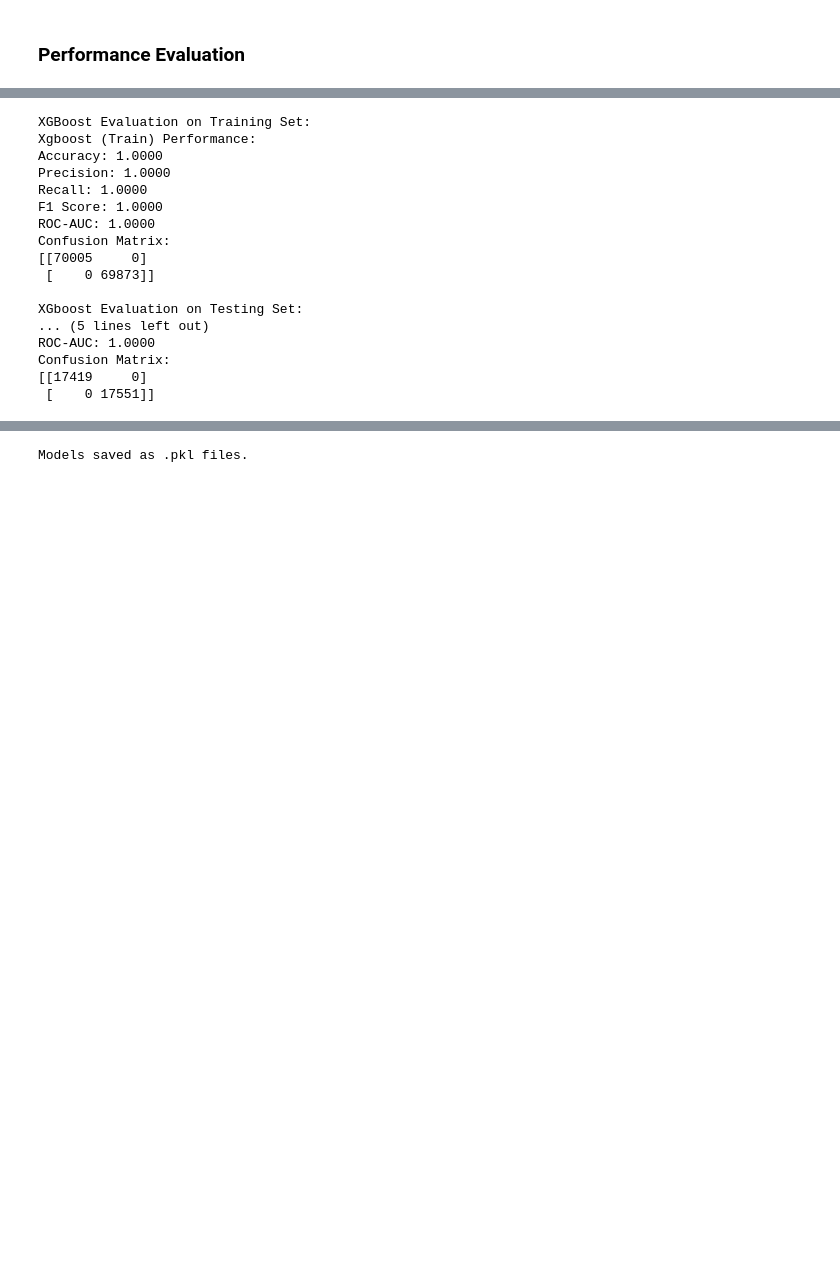
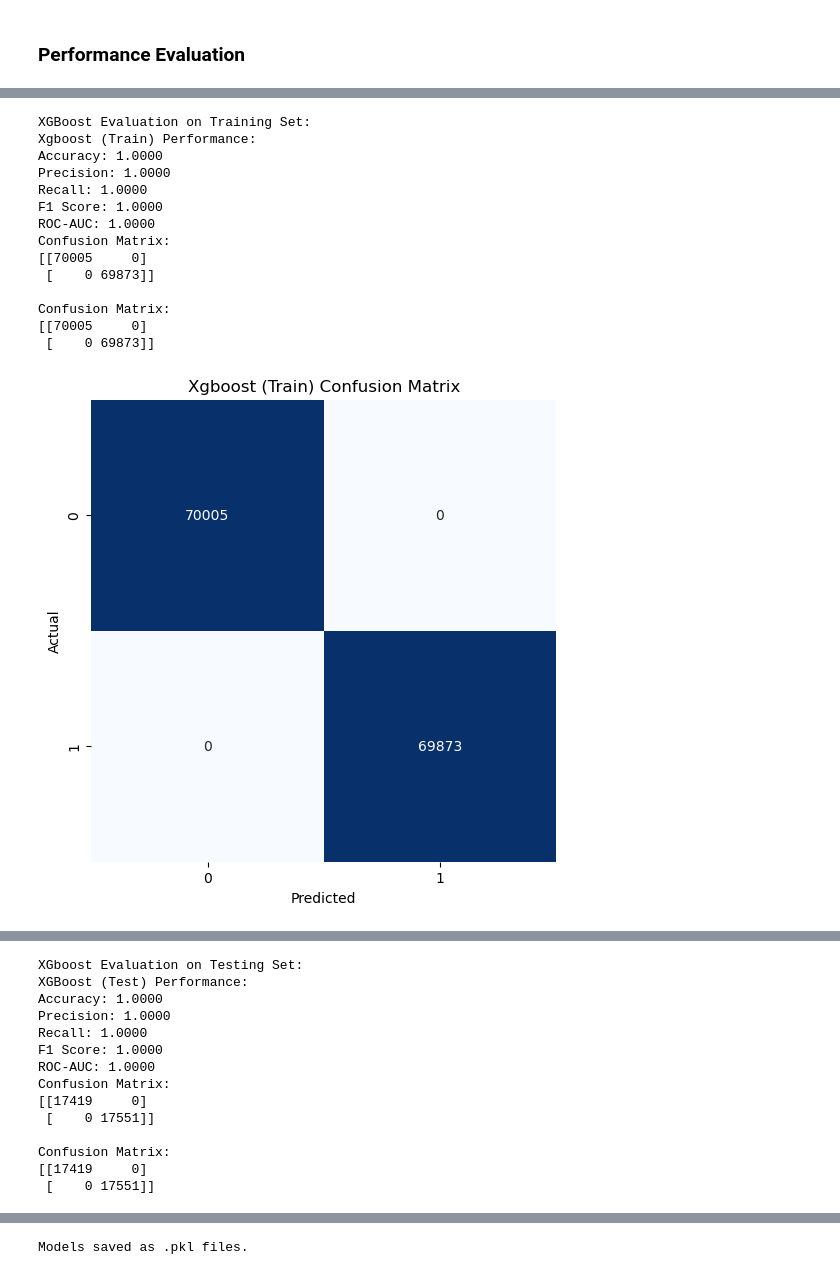
Before and after one commit to Getachew0557/Credit-Score-Classifications, a Jupyter notebook: notebooks/Credit_score_classfication_model.ipynb, the cells around one changed output, grey strips where cells are left out. Cells and saved outputs as stored; diff of their text form; code cells hidden in the pictures; blank space fills up the shorter version.

```diff
--- a/notebooks/Credit_score_classfication_model.ipynb
+++ b/notebooks/Credit_score_classfication_model.ipynb
@@ -189,3 +192,10 @@ xgb_test_pred = xgb_model.predict(X_test)
+# %%
+# Make predictions
+xgb_train_pred = xgb_model.predict(X_train)
+xgb_test_pred = xgb_model.predict(X_test)
+# Get predicted probabilities for the positive class (class 1)
+xgb_proba_train = xgb_model.predict_proba(X_train)[:, 1]  # Probabilities for class 1
+xgb_proba_test = xgb_model.predict_proba(X_test)[:, 1]    # Probabilities for class 1
 # %% [markdown]
 **D. Adaboost**
 # %%
@@ -294,24 +364,22 @@ Confusion Matrix:
 # %%
 # Evaluate XGBoost on training and testing sets
 print("XGBoost Evaluation on Training Set:")
-evaluate_model(y_train, xgb_train_pred, "Xgboost (Train)")
+evaluate_model(y_train, xgb_train_pred, xgb_proba_train, "Xgboost (Train)")
 print("XGboost Evaluation on Testing Set:")
-evaluate_model(y_test, xgb_test_pred, "XGBoost (Test)")
+evaluate_model(y_test, xgb_test_pred, xgb_proba_test, "XGBoost (Test)")
 # %% [output]
 XGBoost Evaluation on Training Set:
 Xgboost (Train) Performance:
 Accuracy: 1.0000
 Precision: 1.0000
 Recall: 1.0000
 F1 Score: 1.0000
 ROC-AUC: 1.0000
 Confusion Matrix:
 [[70005     0]
  [    0 69873]]
 
-XGboost Evaluation on Testing Set:
-... (5 lines left out)
-ROC-AUC: 1.0000
 Confusion Matrix:
-[[17419     0]
- [    0 17551]]
+[[70005     0]
+ [    0 69873]]
+[figure, added]
@@ -317,0 +387,14 @@ Confusion Matrix:
+XGboost Evaluation on Testing Set:
+XGBoost (Test) Performance:
+Accuracy: 1.0000
+Precision: 1.0000
+Recall: 1.0000
+F1 Score: 1.0000
+ROC-AUC: 1.0000
+Confusion Matrix:
+[[17419     0]
+ [    0 17551]]
+
+Confusion Matrix:
+[[17419     0]
+ [    0 17551]]
```
Also changed, not shown: parts of 13 cells of this notebook.
